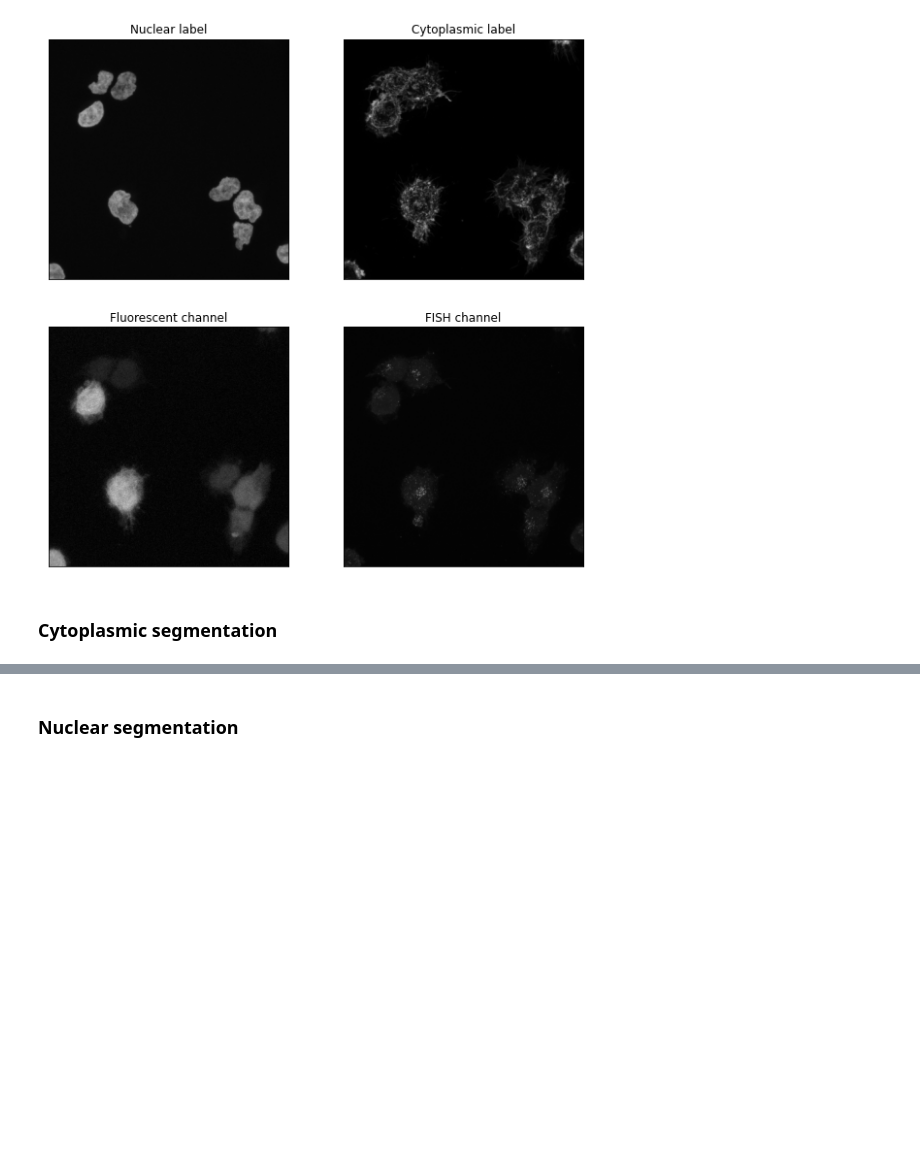
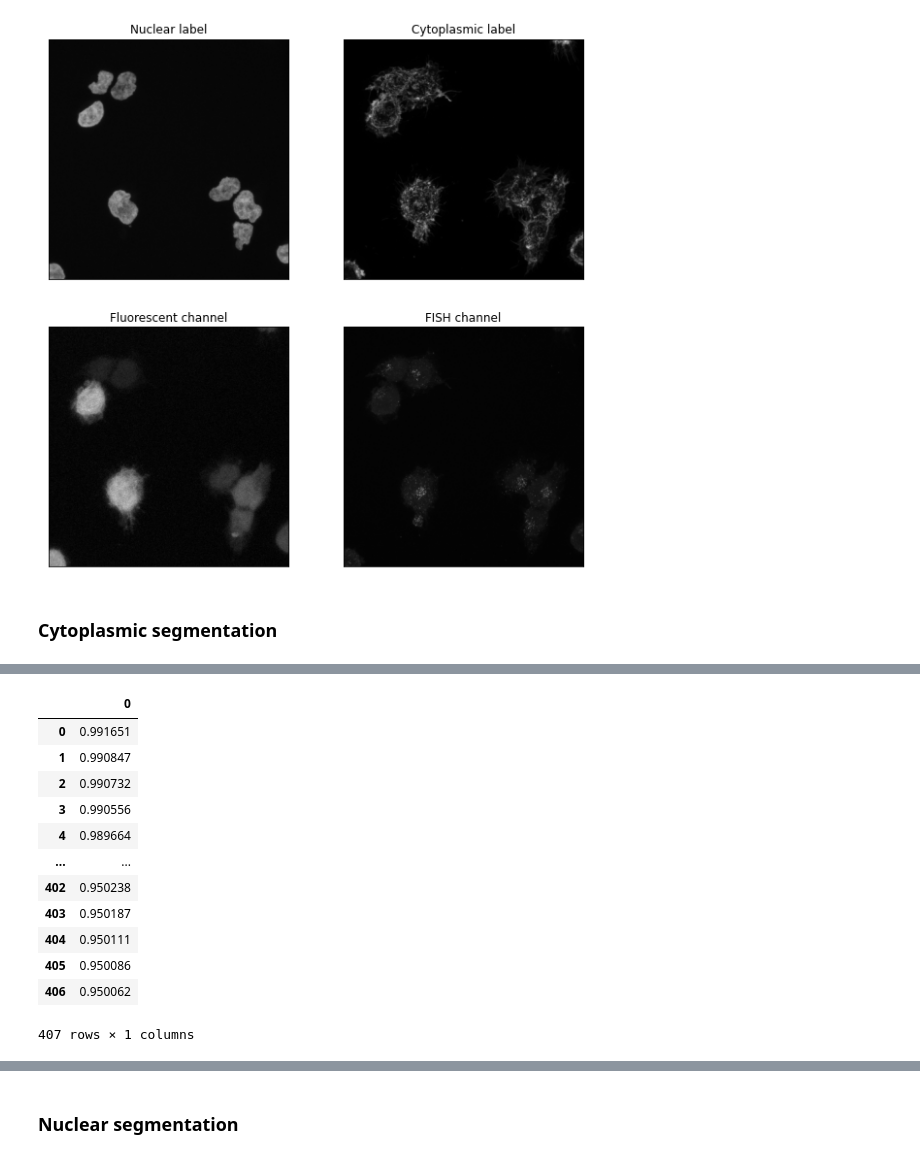
Before and after one commit to vanvalenlab/deepcell-spots, a Jupyter notebook: notebooks/Singleplex FISH Analysis.ipynb, the cells around one changed output, grey strips where cells are left out. Cells and saved outputs as stored; diff of their text form; code cells hidden in the pictures; blank space fills up the shorter version.

```diff
--- a/notebooks/Singleplex FISH Analysis.ipynb
+++ b/notebooks/Singleplex FISH Analysis.ipynb
@@ -100 +122,17 @@ cyto_pred = app.predict(spots_image=spots_image, segmentation_image=fluor_image,
+# %%
+df_intensities
+# %% [output]
+|  | 0 |
+| 0 | 0.991651 |
+| 1 | 0.990847 |
+| 2 | 0.990732 |
+| 3 | 0.990556 |
+| 4 | 0.989664 |
+| ... | ... |
+| 402 | 0.950238 |
+| 403 | 0.950187 |
+| 404 | 0.950111 |
+| 405 | 0.950086 |
+| 406 | 0.950062 |
+407 rows × 1 columns
 # %%
```
Also changed, not shown: parts of 9 cells of this notebook, 16 other files.
